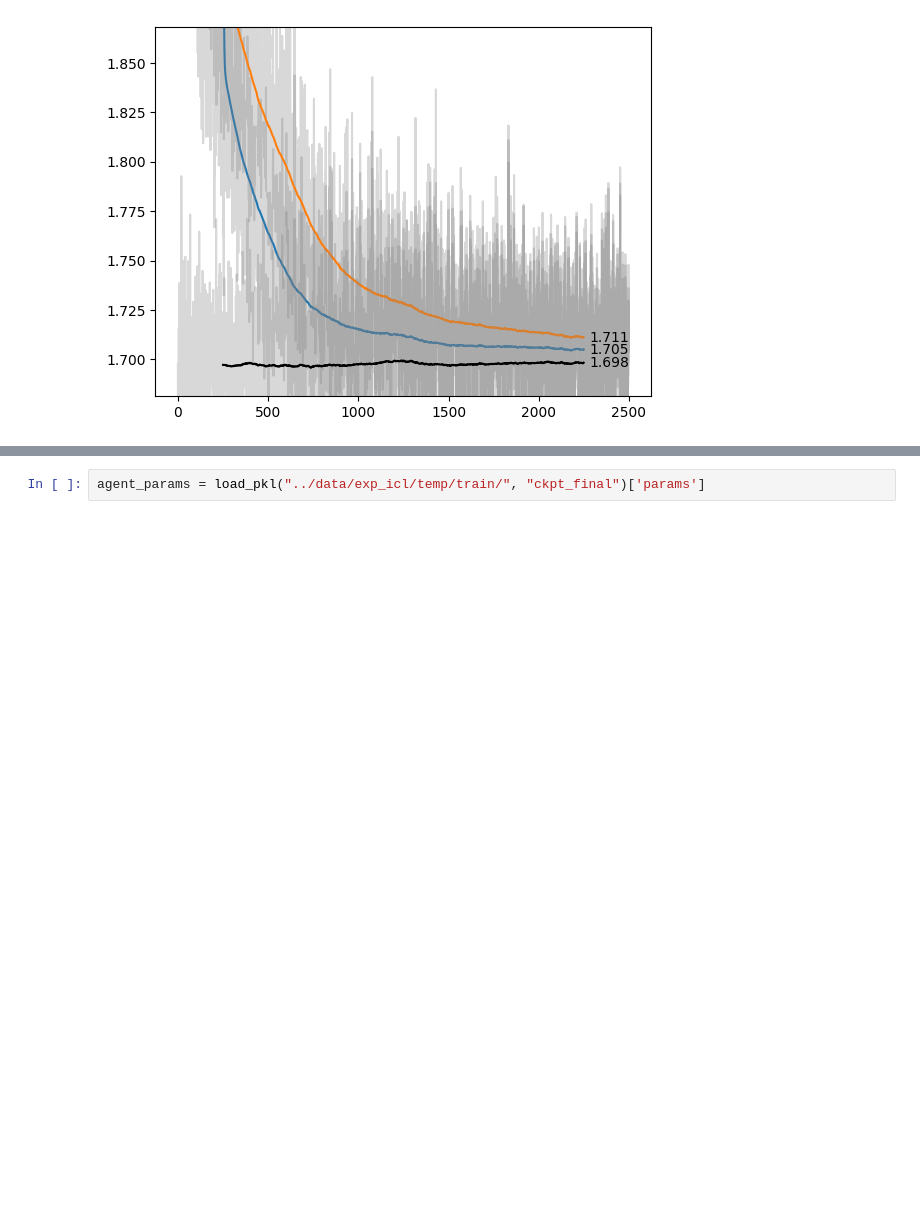
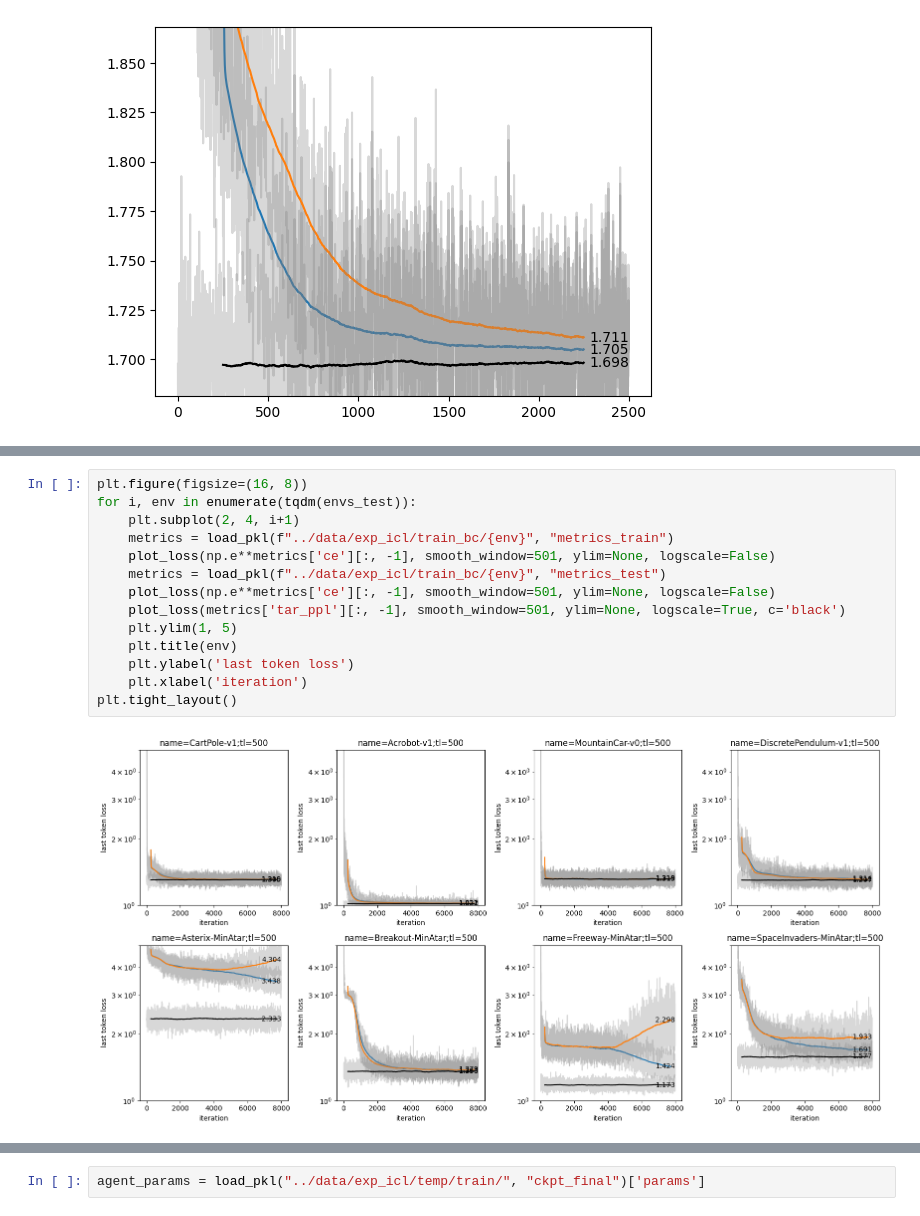
Before and after one commit to akarshkumar0101/synthetic-mdps, a Jupyter notebook: src/testing.ipynb, the cells around one changed output, grey strips where cells are left out. Cells and saved outputs as stored; diff of their text form; blank space fills up the shorter version.

```diff
--- a/src/testing.ipynb
+++ b/src/testing.ipynb
@@ -95,0 +112,16 @@ plot_loss(metrics['tar_ppl'][:, -1], smooth_window=501, ylim=(0.99, 1.1), logsca
+# %%
+plt.figure(figsize=(16, 8))
+for i, env in enumerate(tqdm(envs_test)):
+    plt.subplot(2, 4, i+1)
+    metrics = load_pkl(f"../data/exp_icl/train_bc/{env}", "metrics_train")
+    plot_loss(np.e**metrics['ce'][:, -1], smooth_window=501, ylim=None, logscale=False)
+    metrics = load_pkl(f"../data/exp_icl/train_bc/{env}", "metrics_test")
+    plot_loss(np.e**metrics['ce'][:, -1], smooth_window=501, ylim=None, logscale=False)
+    plot_loss(metrics['tar_ppl'][:, -1], smooth_window=501, ylim=None, logscale=True, c='black')
+    plt.ylim(1, 5)
+    plt.title(env)
+    plt.ylabel('last token loss')
+    plt.xlabel('iteration')
+plt.tight_layout()
+# %% [output]
+[figure, added]
```
Also changed, not shown: parts of 19 cells of this notebook, 16 other files.
